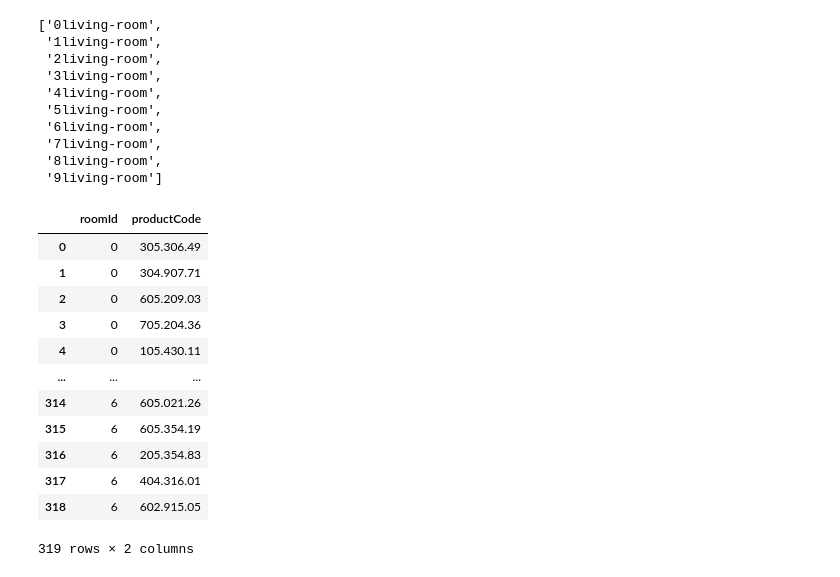
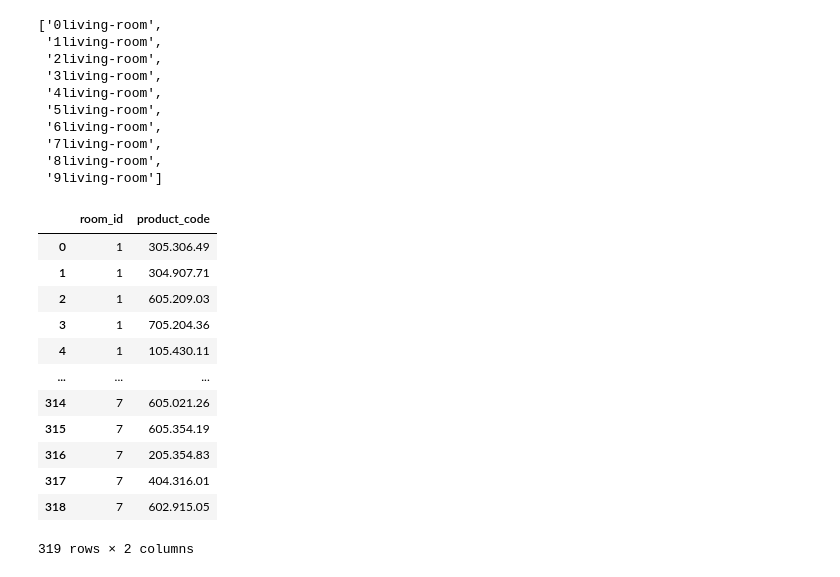
Before and after one commit to Andrew7y/IKEA_Project101, a Jupyter notebook: insertData.ipynb, the cells around one changed output. Cells and saved outputs as stored; diff of their text form; code cells hidden in the pictures.

```diff
--- a/insertData.ipynb
+++ b/insertData.ipynb
@@ -86,11 +88,11 @@ directory_path = "json/product"
 category_names = os.listdir(directory_path)
 print(category_names)
 
-ids = [i for i in range(len(category_names))]
+ids = [i+1 for i in range(len(category_names))]
 
 Categories = pd.DataFrame({
-    'id': ids,
-    'category name': category_names
+    'category_id': ids,
+    'category_name': category_names
 })
 
 Categories.head()
@@ -252,20 +259,23 @@ dtype: int64
 
 CategoriesId = []
 ProductCode = []
-for i in Categories['category name']:
+
+catId = 1
+for i in Categories['category_name']:
     product_directory = "json/product/" + i + "/"
     path_product_json = product_directory + os.listdir(product_directory)[0]
     product_df = pd.read_json(path_product_json).get(i)
 
     for j in product_df:
 
-        CategoriesId.append(i)
+        CategoriesId.append(catId)
         ProductCode.append(j['Code'])
 
+    catId += 1
 
 ProductCategories = pd.DataFrame({
-    'CategoriesId': CategoriesId,
-    'ProductCode': ProductCode
+    'category_id': CategoriesId,
+    'product_code': ProductCode
 })
-ProductCategories.head()
+ProductCategories
 # %% [output]
@@ -292,12 +305,12 @@ directory_path = "json/room/rooms-data.json"
 data_room = pd.read_json(directory_path)
 # data_room = data_room.append(data_room)
 
-room_id = [i for i in range(len(data_room))]
+room_id = [i+1 for i in range(len(data_room))]
 Room = pd.DataFrame({
-    'roomId' : room_id,
-    'name' : data_room['roomName'],
+    'id' : room_id,
+    'room_name' : data_room['roomName'],
     'description' : data_room['desc'],
-    'roomImage' : data_room['mainImage']
+    'image_base64' : data_room['mainImage']
                      })
 
 Room
@@ -421,50 +434,50 @@ for subImage in DataRoom['subImage']:
                 productSubImageId.append(k)
 
 
         subImageBase64 = roomproduct[roomproduct['id'] == k]['subImg'].values[0]
         data = {
-            "subImageId" : k,
-            "subImageBase64" : subImageBase64,
-            "roomId" : room_id,
+            "sub_image_id" : k,
+            "sub_image_base64" : subImageBase64,
+            "room_id" : room_id,
         }
 
         listSubImage.append(data)
 
         # for k in range(len(roomproduct['productCode'])):
         #     print()
             # for proCode in k:
             #     # print(proCode)
             #     roomId.append(room_id)
             #     productCode.append(proCode)
             # print(k)
             # break
         # print(roomproduct['productCode'])
         # break
     i += 1
     # break
 # print(i)
 
 productSubImageProCode = productCode
 
 ProductRoom = pd.DataFrame({
-    'roomId' : roomId,
-    'productCode' : productCode
+    'room_id' : roomId,
+    'product_code' : productCode
 })
 
 ProductRoom
 # %% [output]
-|  | roomId | productCode |
-| 0 | 0 | 305.306.49 |
-| 1 | 0 | 304.907.71 |
-| 2 | 0 | 605.209.03 |
-| 3 | 0 | 705.204.36 |
-| 4 | 0 | 105.430.11 |
+|  | room_id | product_code |
+| 0 | 1 | 305.306.49 |
+| 1 | 1 | 304.907.71 |
+| 2 | 1 | 605.209.03 |
+| 3 | 1 | 705.204.36 |
+| 4 | 1 | 105.430.11 |
 | ... | ... | ... |
-| 314 | 6 | 605.021.26 |
-| 315 | 6 | 605.354.19 |
-| 316 | 6 | 205.354.83 |
-| 317 | 6 | 404.316.01 |
-| 318 | 6 | 602.915.05 |
+| 314 | 7 | 605.021.26 |
+| 315 | 7 | 605.354.19 |
+| 316 | 7 | 205.354.83 |
+| 317 | 7 | 404.316.01 |
+| 318 | 7 | 602.915.05 |
 319 rows × 2 columns
 # %%
 listSubImage[:2]
```
Also changed, not shown: parts of 40 cells of this notebook, 2 other files.
